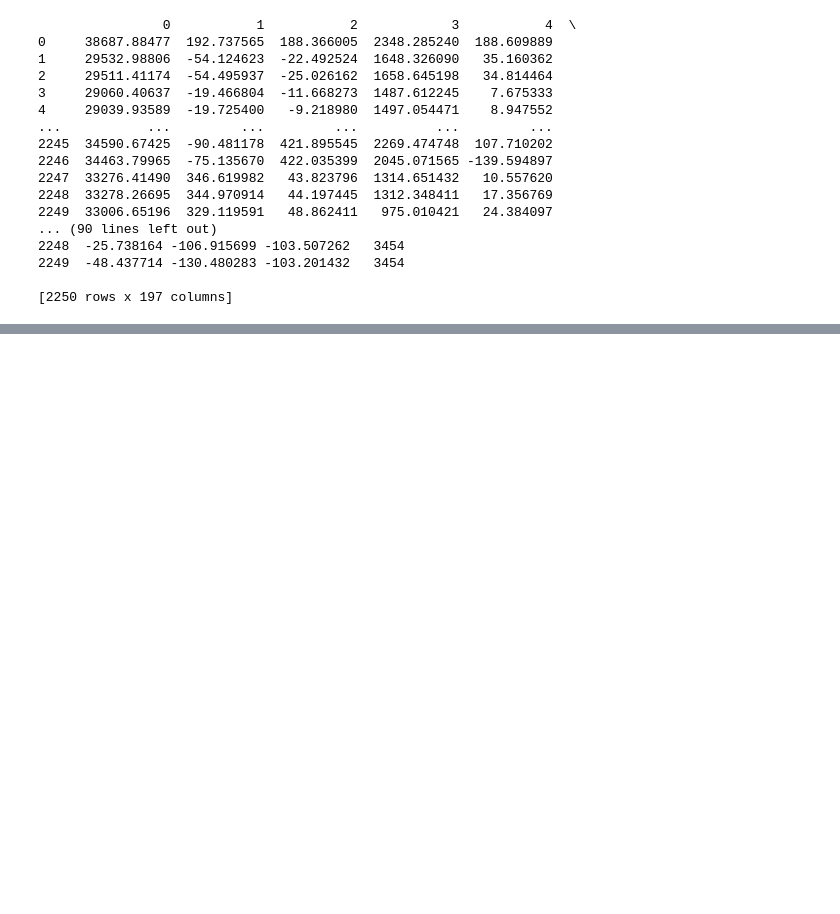
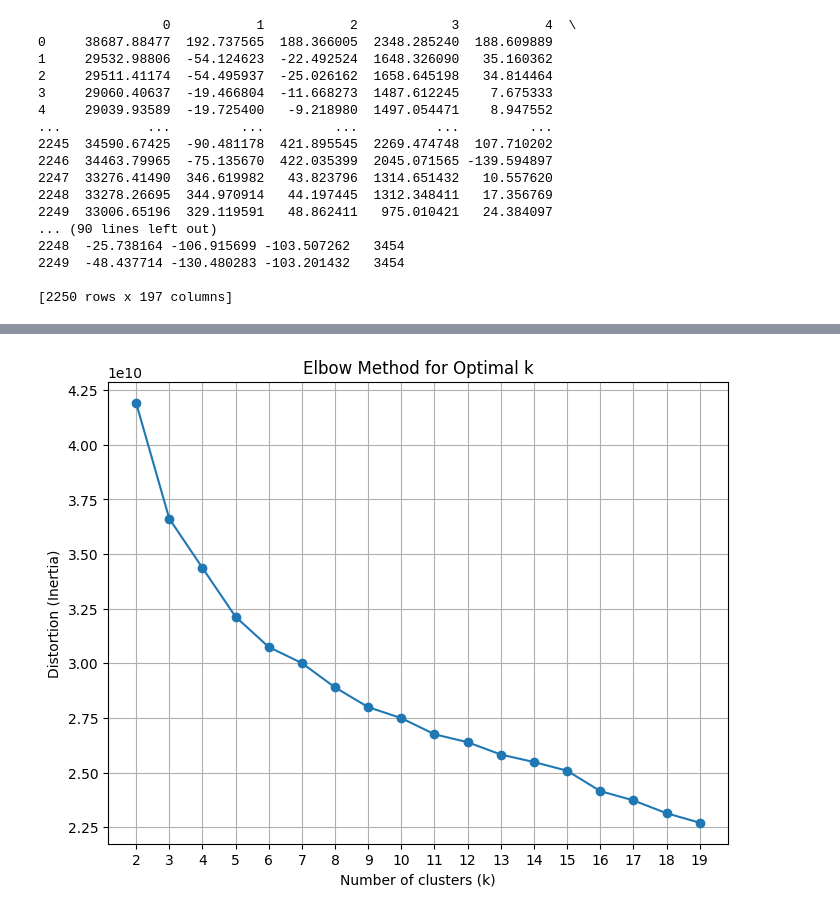
Before and after one commit to Tharun173/CSE22173-ML-LAB, a Jupyter notebook: Lab05.ipynb, the cells around one changed output, grey strips where cells are left out. Drawn from its saved outputs; the diff is of its cells as text; code cells hidden in the pictures; blank space fills up the shorter version.

```diff
--- a/Lab05.ipynb
+++ b/Lab05.ipynb
@@ -45,0 +160,23 @@ print(y_train_pred)
+# %%
+import matplotlib.pyplot as plt
+from sklearn.cluster import KMeans
+
+# List to store the distortions (sum of squared distances to the closest cluster center)
+distortions = []
+
+# Calculate distortions for a range of k values
+for k in range(2, 20):  # k values from 2 to 19
+    kmeans = KMeans(n_clusters=k, random_state=42, n_init="auto").fit(X_train)
+    distortions.append(kmeans.inertia_)  # inertia_ gives the sum of squared distances to the nearest cluster center
+
+# Plotting the elbow plot
+plt.figure(figsize=(8, 6))
+plt.plot(range(2, 20), distortions, marker='o')
+plt.title('Elbow Method for Optimal k')
+plt.xlabel('Number of clusters (k)')
+plt.ylabel('Distortion (Inertia)')
+plt.xticks(range(2, 20))
+plt.grid(True)
+plt.show()
+# %% [output]
+[figure, added]
```
Also changed, not shown: parts of 5 cells of this notebook.
